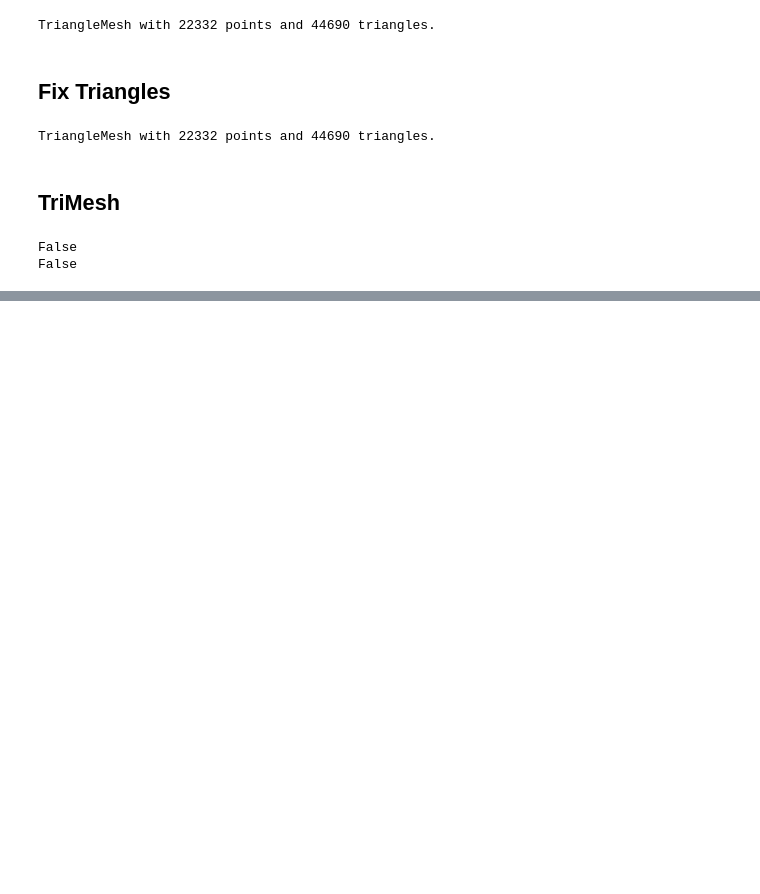
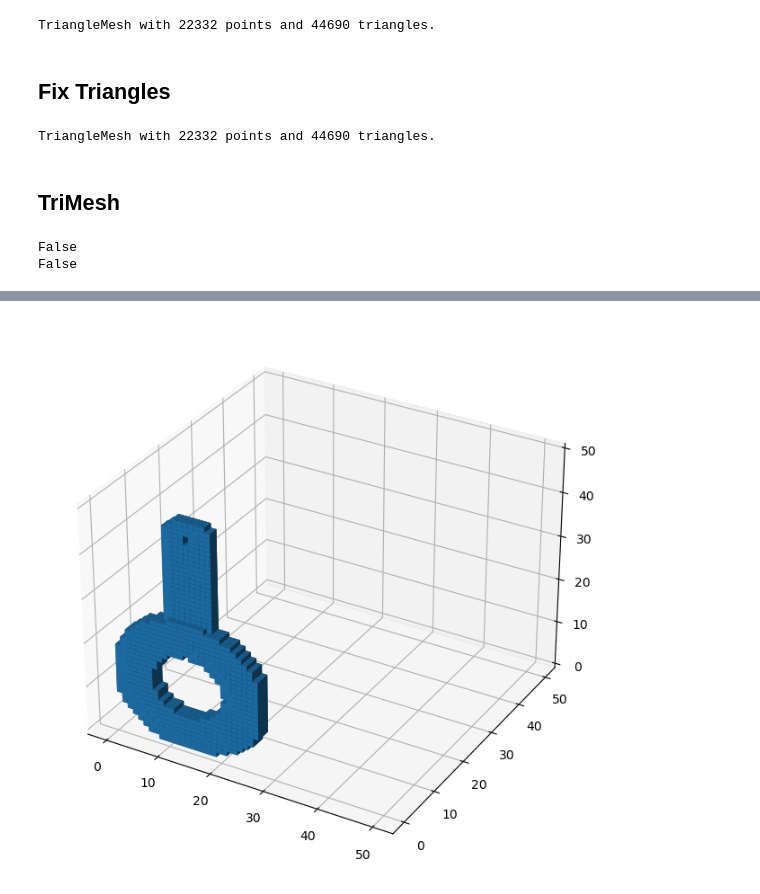
Before and after one commit to hannesk95/ClassificationForAdditiveManufacturing, a Jupyter notebook: dev_notebooks/data_preprocessing.ipynb, the cells around one changed output, grey strips where cells are left out. Saved outputs shown, nothing was run; the diff lists cells and outputs as text; code cells hidden in the pictures; blank space fills up the shorter version.

```diff
--- a/dev_notebooks/data_preprocessing.ipynb
+++ b/dev_notebooks/data_preprocessing.ipynb
@@ -244,0 +249,5 @@ False
+# %%
+voxel_grid = o3d.geometry.VoxelGrid.create_from_triangle_mesh(mesh, voxel_size=0.02)
+# o3d.visualization.draw_geometries([voxel_grid])
+# %%
+voxels = np.array(list(map(lambda x: x.grid_index, voxel_grid.get_voxels())))
@@ -244,0 +284,13 @@ False
+# %%
+N = voxels.max()
+voxels_occ_grid = np.zeros((N,N,N))
+# %%
+for v in voxels:
+    voxels_occ_grid[v[0]-1, v[1]-1, v[2]-1] = 1
+# %%
+fig = plt.figure(figsize=(12,8), dpi= 100, facecolor='w', edgecolor='k')
+ax = fig.gca(projection='3d')
+ax.voxels(voxels_occ_grid)
+plt.show()
+# %% [output]
+[figure, added]
```
Also changed, not shown: parts of 12 cells of this notebook.
